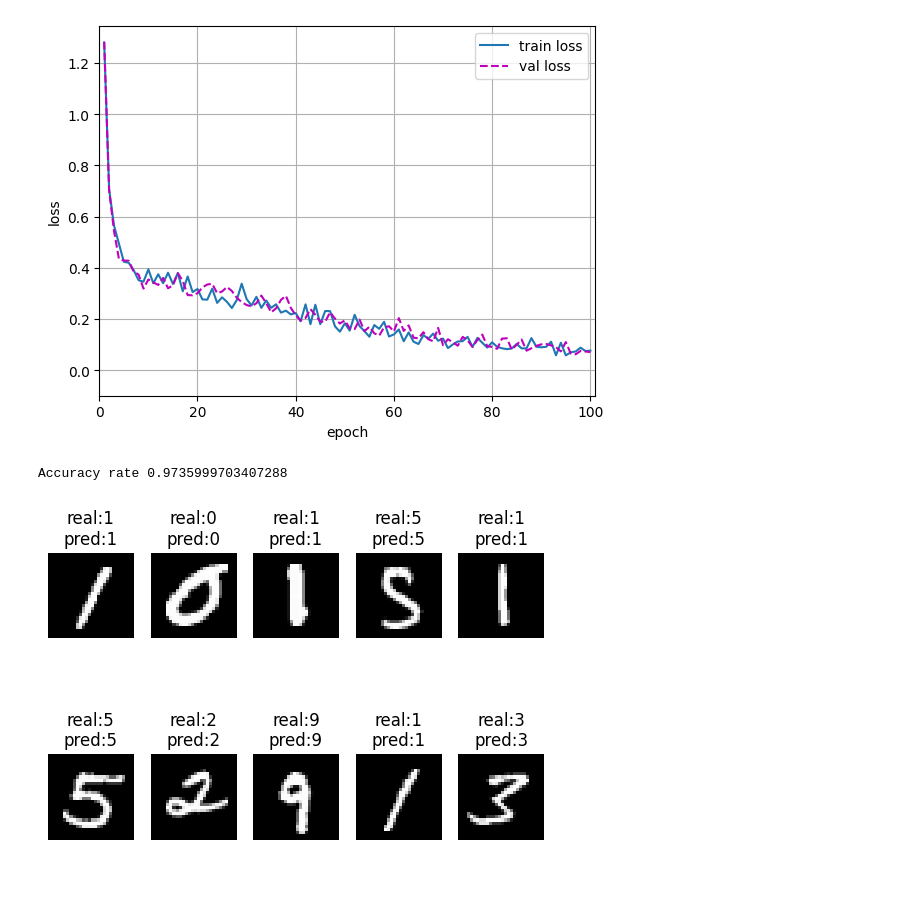
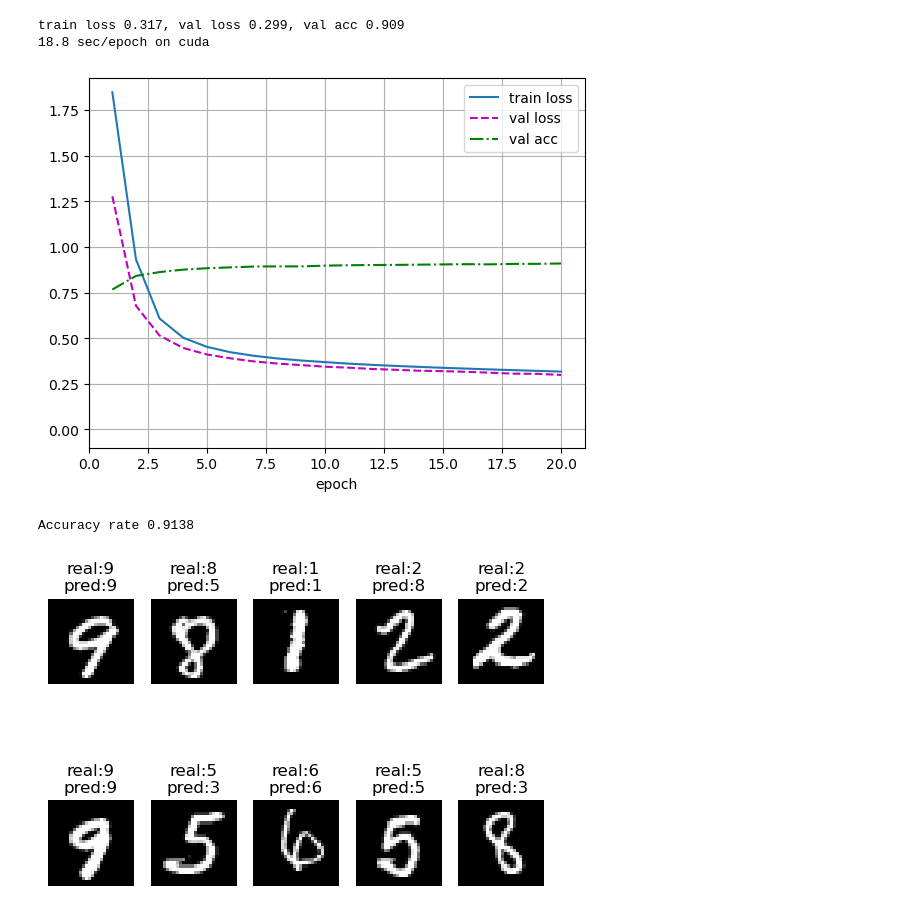
Before and after one commit to wliafe/homework, a Jupyter notebook: main/LSTM_MNIST.ipynb, the cells around one changed output. Cells and saved outputs as stored; diff of their text form; code cells hidden in the pictures; blank space fills up the shorter version.

```diff
--- a/main/LSTM_MNIST.ipynb
+++ b/main/LSTM_MNIST.ipynb
@@ -6,7 +6,7 @@ from mltools import ld, draw, models, MachineLearning
 # %%
 train_iter, val_iter, test_iter = ld.mnist('../data', batch_size=1000)  # 获取训练集、验证集和测试集
 rnn_layer = nn.LSTM(28, hidden_size=512, batch_first=True, bidirectional=True)  # 定义循环网络LSTM
-model = models.RNNModel(rnn_layer, vocab_size=28, step_size=28, output_size=10, one_hot=False)  # 定义训练模型
+model = models.RNNModel(lambda x: x, rnn_layer, step_size=28, output_size=10)  # 定义训练模型
 device = torch.device('cuda')
 
 
@@ -27,37 +27,29 @@ class LSTMMNISTMachineLearning(MachineLearning):
         nn.utils.clip_grad_norm_(self.model.parameters(), max_norm=1, norm_type=2)
         self.optimizer.step()
 
+    def show_pred(self, contents, preds, reals):
+        labels = [f'real:{reals[index]}\npred:{preds[index]}' for index in range(len(reals))]
+        draw.images(contents.squeeze(1), labels, shape=(2, 5))
+
 
 ml = LSTMMNISTMachineLearning(model, train_iter, val_iter, test_iter, device=device)
 model_path = '../model/LSTM_MNIST.pth'
 # %%
 if True:
-    ml.train(num_epochs=100, learning_rate=1e-1)  # 训练
+    ml.train(num_epochs=20, learning_rate=1e-1)  # 训练
     if True:
         torch.save(model.state_dict(), model_path)
 elif Path(model_path).exists():
     model.load_state_dict(torch.load(model_path, map_location=device))
 # %% [output]
+train loss 0.317, val loss 0.299, val acc 0.909
+18.8 sec/epoch on cuda
-[figure, old version]
+[figure, new version]
 # %%
 ml.test()  # 测试
 # %% [output]
-Accuracy rate 0.9735999703407288
+Accuracy rate 0.9138
 # %%
-# 预测模型
-def predict(model, test_iter, device):
-    model.to(device)  # 将网络复制到device上
-    # 从测试中取一个批量
-    x, y = next(iter(test_iter))
-    x, y = x[:10].squeeze(1).to(device), y[:10].to(device)
-    # 预测
-    y_pred, _ = model(x)
-    y_pred = y_pred.argmax(dim=1)
-    labels = [f'real:{y[index]}\npred:{y_pred[index]}' for index in range(len(y))]
-    # 输出样例图
-    draw.images(x.unsqueeze(1), labels, shape=(2, 5))
-
-
-predict(model, test_iter, device)
+ml.predict()  # 预测
 # %% [output]
-[figure, old version]
+[figure, new version]
```
Also changed, not shown: 6 other files.
